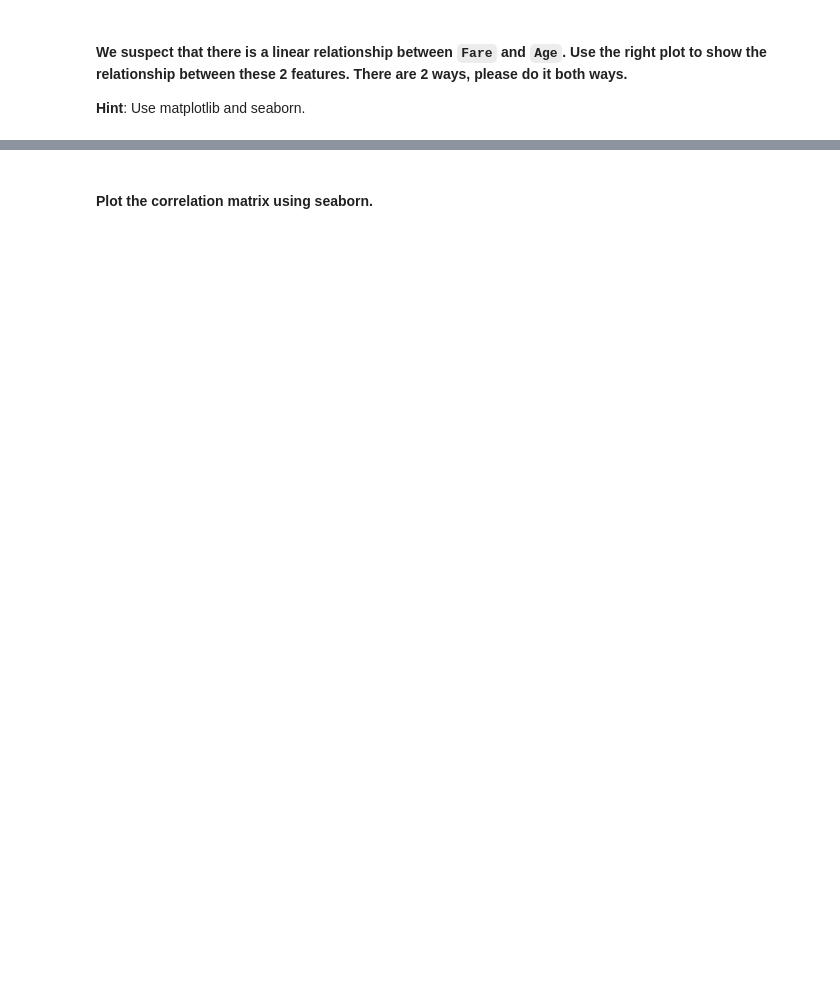
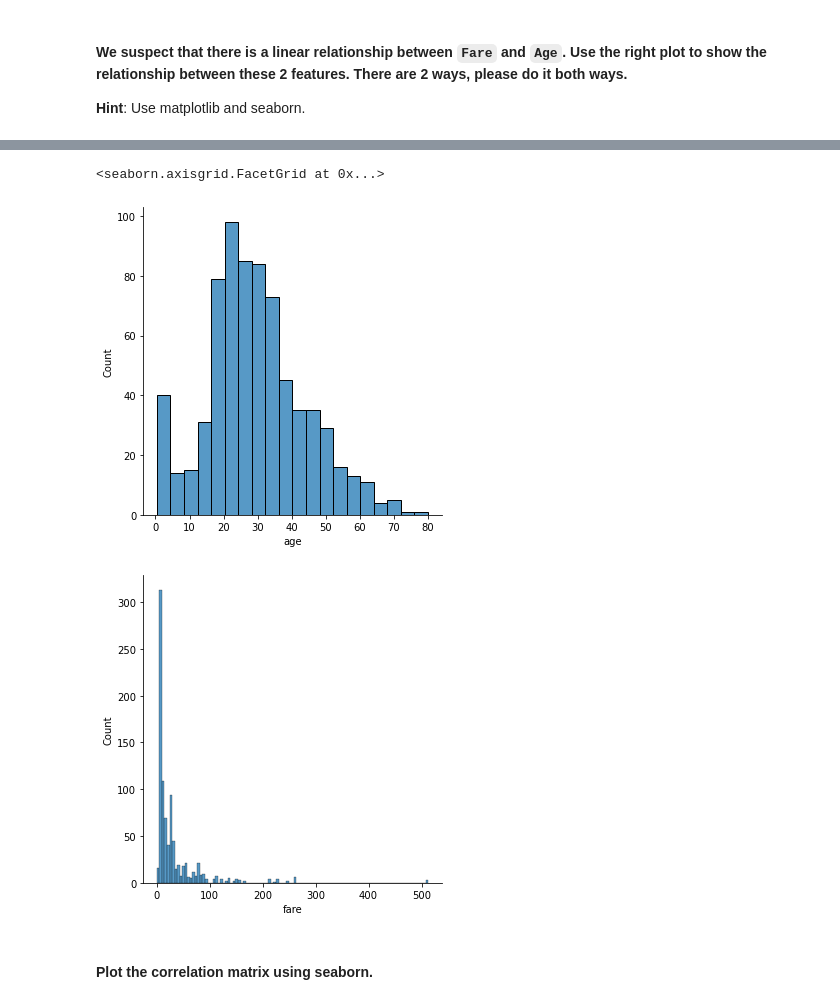
Before and after one commit to Pabloaliaga1995/dataptmad1121_labs, a Jupyter notebook: module-2/matplotlib-seaborn/your-code/main.ipynb, the cells around one changed output, grey strips where cells are left out. Cells and saved outputs as stored; diff of their text form; code cells hidden in the pictures; blank space fills up the shorter version.

```diff
--- a/module-2/matplotlib-seaborn/your-code/main.ipynb
+++ b/module-2/matplotlib-seaborn/your-code/main.ipynb
@@ -318,6 +369,12 @@ your comments here
 # %%
 # Method 2 - seaborn
 # your code here
+sns.displot(titanic1, x="age")
+sns.displot(titanic1, x="fare")
+# %% [output]
+<seaborn.axisgrid.FacetGrid at 0x...>
+[figure, added]
+[figure, added]
 # %% [markdown]
 #### Plot the correlation matrix using seaborn.
 # %%
```
Also changed, not shown: parts of 19 cells of this notebook.
